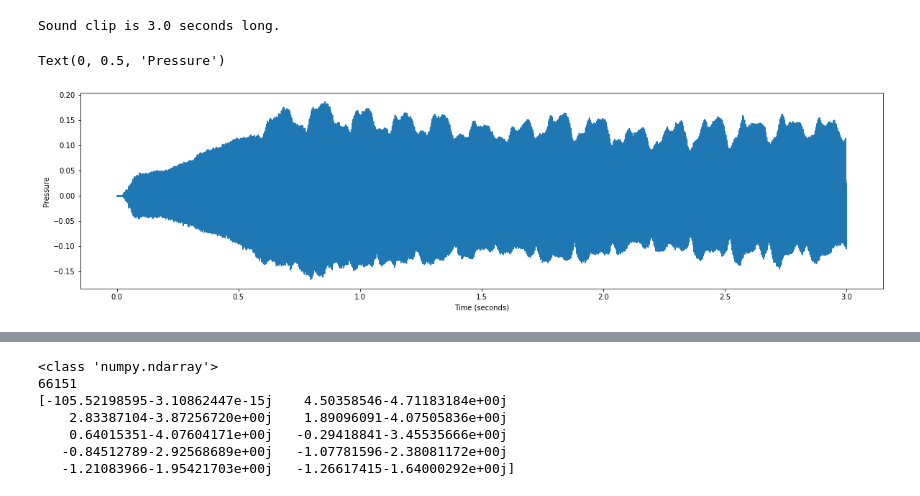
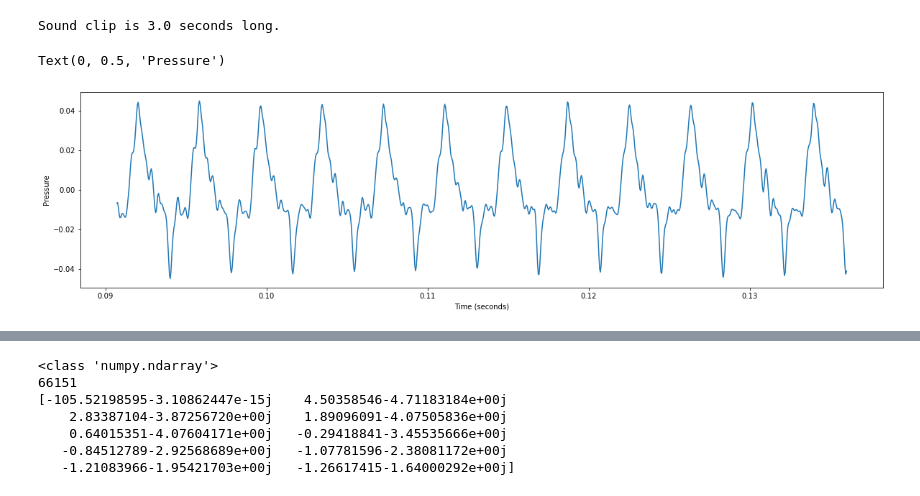
Before and after one commit to Rathees-Koneswarann/matplotlib-signal-analisis, a Jupyter notebook: violin-sound-process.ipynb, the cells around one changed output, grey strips where cells are left out. Saved outputs shown, nothing was run; the diff lists cells and outputs as text; code cells hidden in the pictures.

```diff
--- a/violin-sound-process.ipynb
+++ b/violin-sound-process.ipynb
@@ -28,14 +28,14 @@ Sound clip is 3.0 seconds long.
 # %%
 plt.figure(figsize=(20,5))
 # Develop array 't to match x
 t = np.array(range(0, len(x)))/sr
-plt.plot(t,x)
-#plt.plot(t[0:1000],x[0:1000])
+#plt.plot(t,x)
+plt.plot(t[2000:3000],x[2000:3000])
 plt.xlabel('Time (seconds)')
 plt.ylabel('Pressure')
 # %% [output]
 Text(0, 0.5, 'Pressure')
-[figure, old version]
+[figure, new version]
 # %%
 ipd.Audio(x ,rate = sr)
 # %% [output]
```
Also changed, not shown: parts of 3 cells of this notebook.
